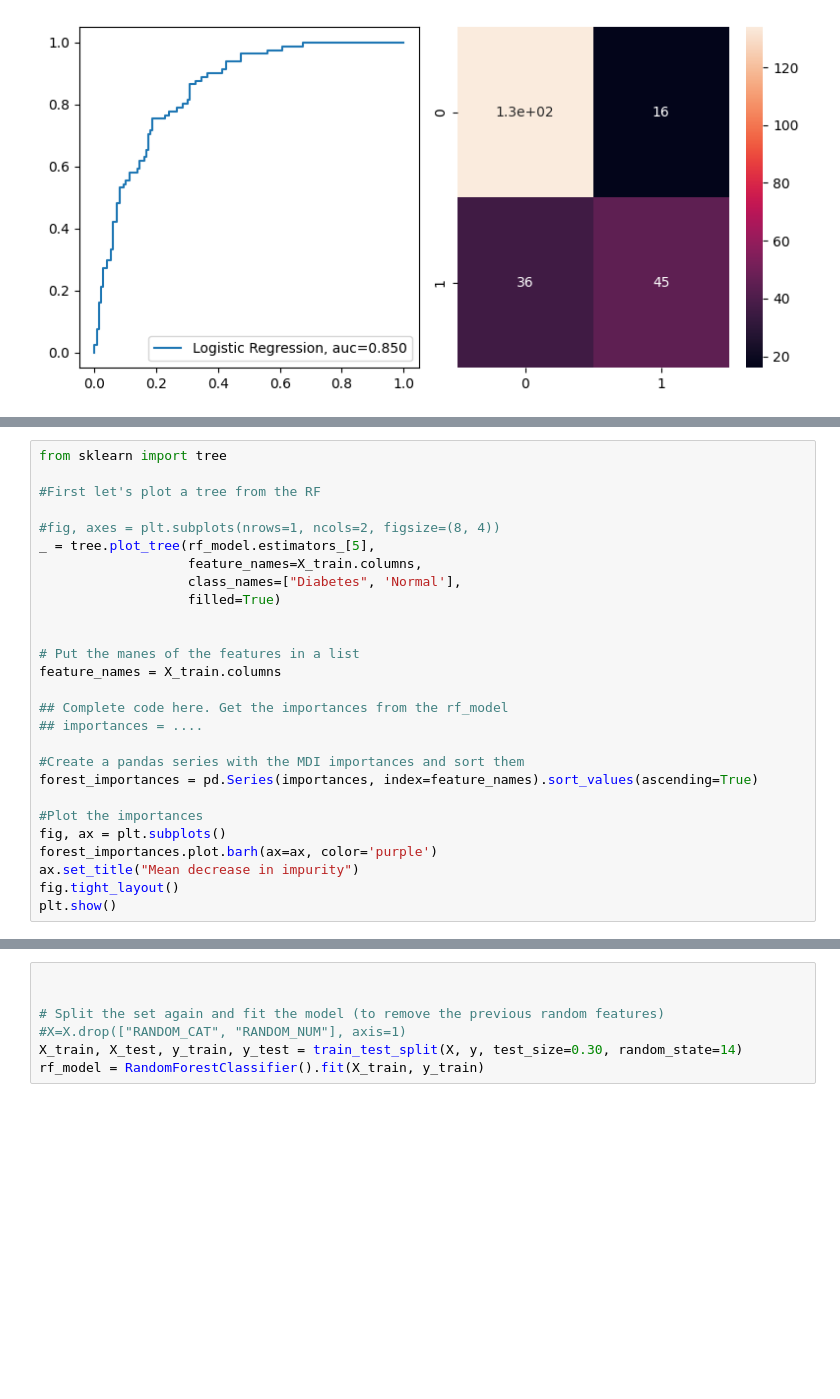
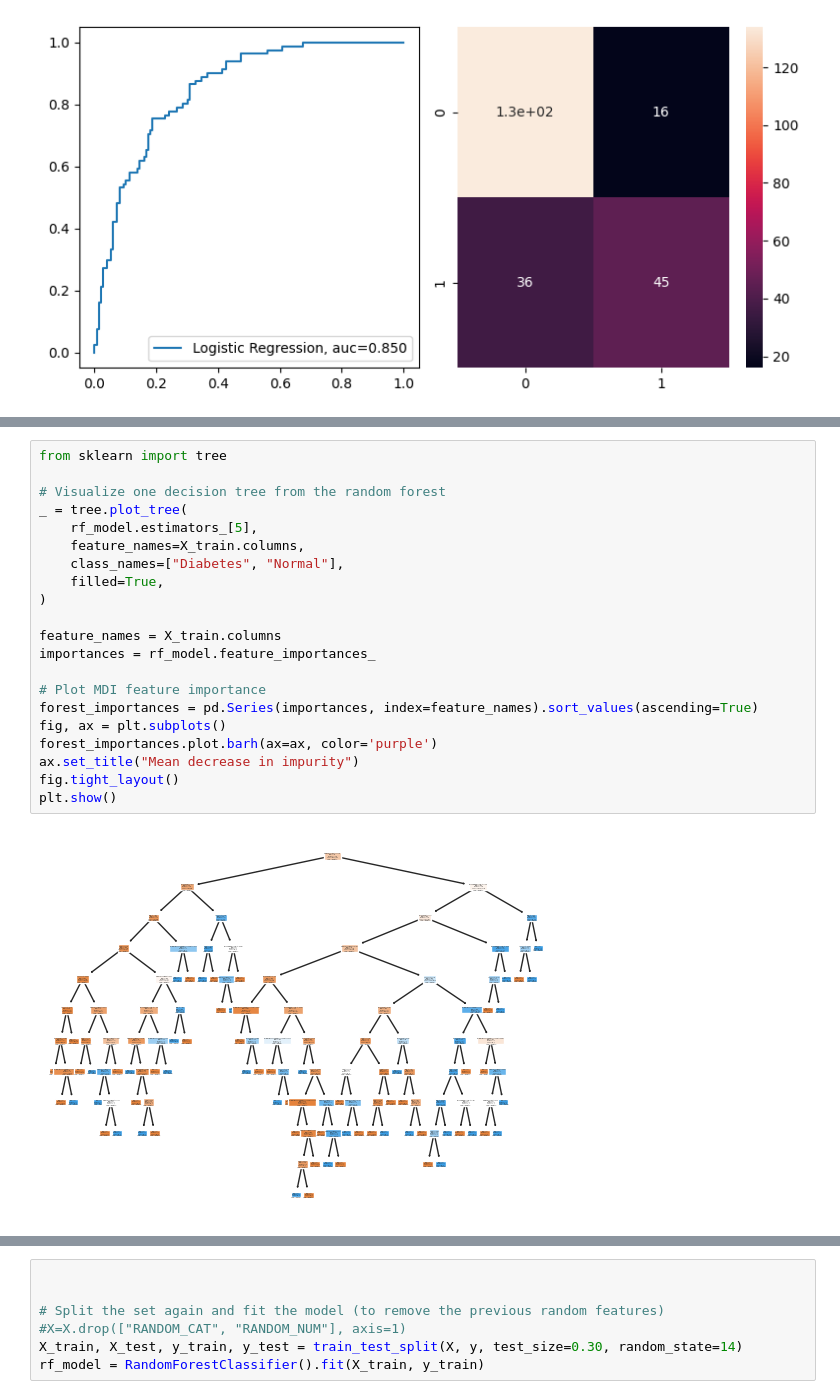
Before and after one commit to GuotongMaa/diabetes-risk-modeling, a Jupyter notebook: notebooks/feature_importance.ipynb, the cells around one changed output, grey strips where cells are left out. Cells and saved outputs as stored; diff of their text form; blank space fills up the shorter version.

```diff
--- a/notebooks/feature_importance.ipynb
+++ b/notebooks/feature_importance.ipynb
@@ -283,27 +291,23 @@ plt.show()
 # %%
 from sklearn import tree
 
-#First let's plot a tree from the RF
+# Visualize one decision tree from the random forest
+_ = tree.plot_tree(
+    rf_model.estimators_[5],
+    feature_names=X_train.columns,
+    class_names=["Diabetes", "Normal"],
+    filled=True,
+)
 
-#fig, axes = plt.subplots(nrows=1, ncols=2, figsize=(8, 4))
-_ = tree.plot_tree(rf_model.estimators_[5],
-                   feature_names=X_train.columns,
-                   class_names=["Diabetes", 'Normal'],
-                   filled=True)
+feature_names = X_train.columns
+importances = rf_model.feature_importances_
 
-
-# Put the manes of the features in a list
-feature_names = X_train.columns
-
-## Complete code here. Get the importances from the rf_model
-## importances = ....
-
-#Create a pandas series with the MDI importances and sort them
+# Plot MDI feature importance
 forest_importances = pd.Series(importances, index=feature_names).sort_values(ascending=True)
-
-#Plot the importances
 fig, ax = plt.subplots()
 forest_importances.plot.barh(ax=ax, color='purple')
 ax.set_title("Mean decrease in impurity")
 fig.tight_layout()
 plt.show()
+# %% [output]
+[figure, added]
```
Also changed, not shown: parts of 15 cells of this notebook, 6 other files.
